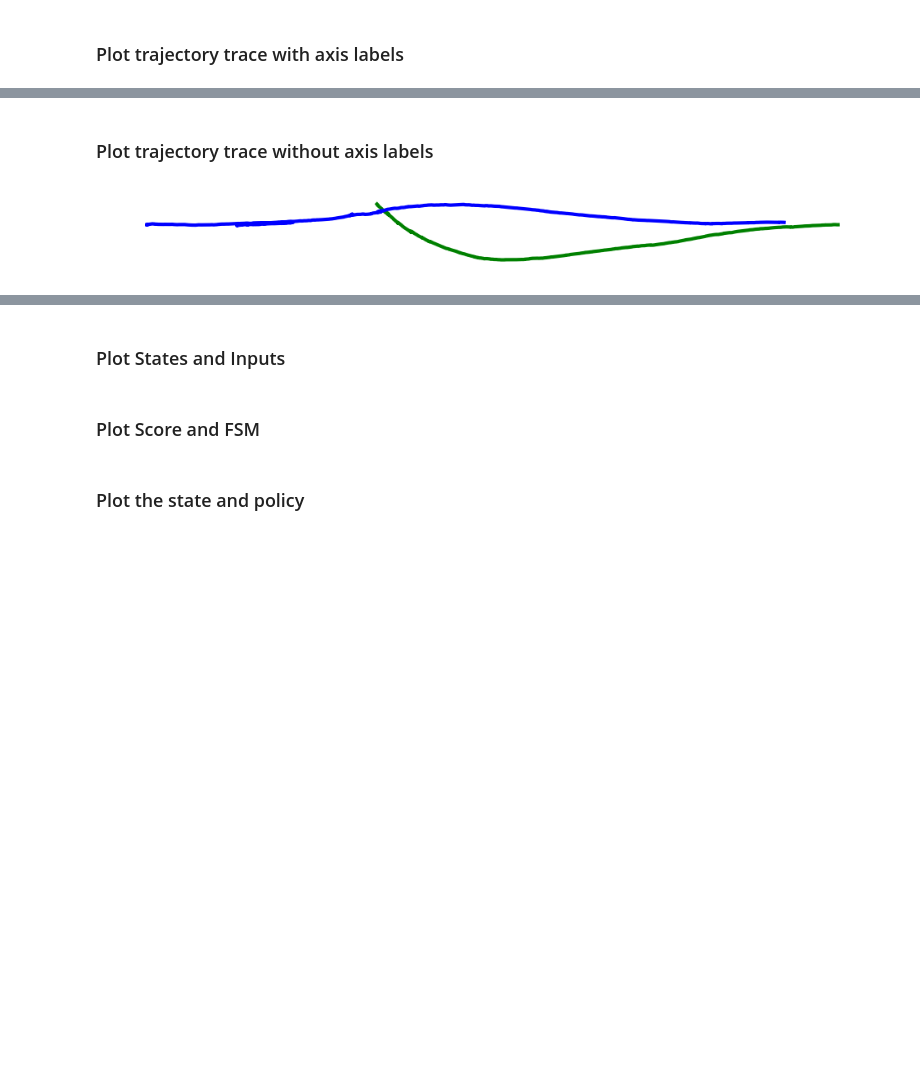
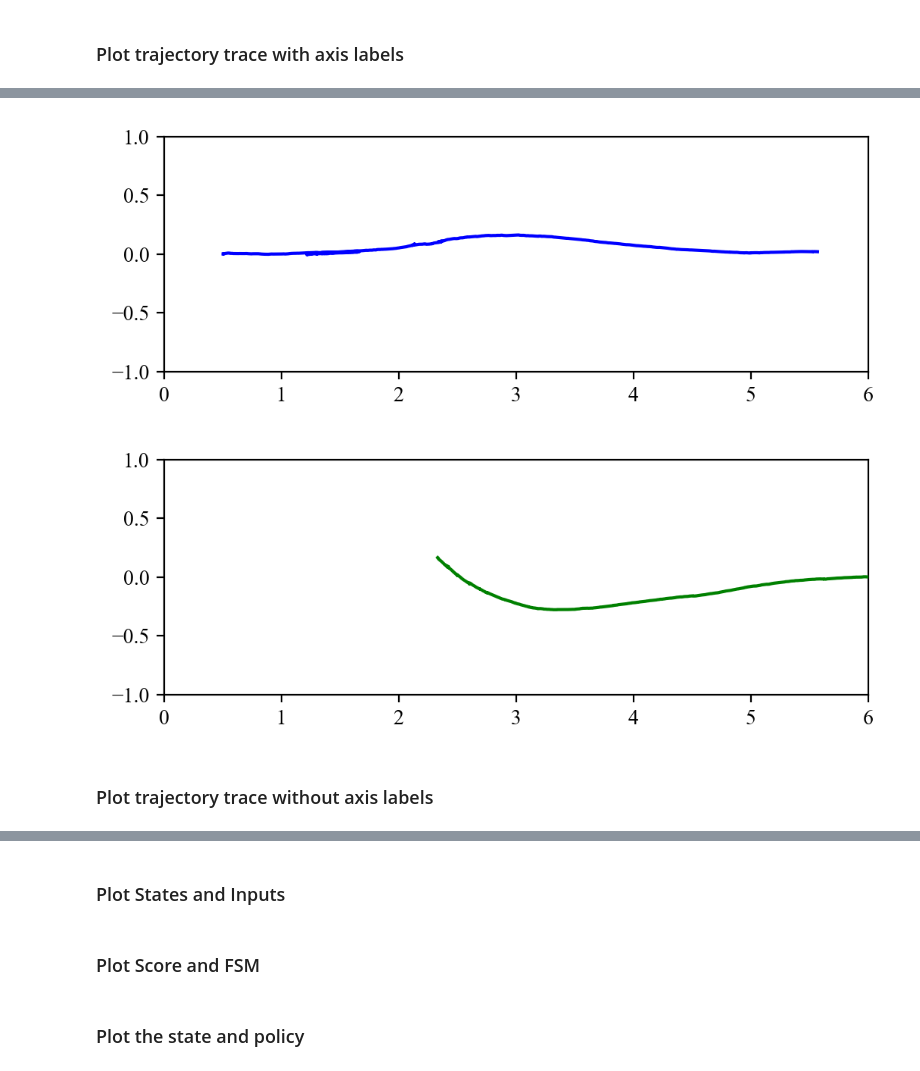
Before and after one commit to XuShenLZ/dataMPC_parking, a Jupyter notebook: bag_processing/video_plotting.ipynb, the cells around one changed output, grey strips where cells are left out. Drawn from its saved outputs; the diff is of its cells as text; code cells hidden in the pictures; blank space fills up the shorter version.

```diff
--- a/bag_processing/video_plotting.ipynb
+++ b/bag_processing/video_plotting.ipynb
@@ -72,17 +75,30 @@ traj_fig.savefig(fig_name, transparent=True)
+# %%
+ev_traj_fig = plt.figure('ev_trajectory_trace', dpi=200)
+ev_traj_ax = ev_traj_fig.gca()
+
+ev_traj_ax.plot(EV_strat.x, EV_strat.y, linewidth=1.5, color='b', label="EV", zorder=5)
+ev_traj_ax.set_xlim(map_bounds[:2])
+ev_traj_ax.set_ylim(map_bounds[2:])
+ev_traj_ax.set_aspect('equal')
+
+
+tv_traj_fig = plt.figure('tv_trajectory_trace', dpi=200)
+tv_traj_ax = tv_traj_fig.gca()
+
+tv_traj_ax.plot(TV_strat.x, TV_strat.y, linewidth=1.5, color='g', label="TV", zorder=5)
+tv_traj_ax.set_xlim(map_bounds[:2])
+tv_traj_ax.set_ylim(map_bounds[2:])
+tv_traj_ax.set_aspect('equal')
+
+plt.draw()
+plt.show()
+
+fig_name = os.path.join(OUT_DIR, 'ev_traj_trace_axis_frame_' + str(frame_num) + '.png')
+ev_traj_fig.savefig(fig_name, transparent=True)
+fig_name = os.path.join(OUT_DIR, 'tv_traj_trace_axis_frame_' + str(frame_num) + '.png')
+tv_traj_fig.savefig(fig_name, transparent=True)
+# %% [output]
+[figure, added]
+[figure, added]
 # %% [markdown]
 ### Plot trajectory trace without axis labels
-# %%
-traj_fig = plt.figure('trajectory_trace', dpi=200)
-traj_ax = traj_fig.gca()
-
-traj_ax.plot(TV_strat.x, TV_strat.y, linewidth=1.5, color='g', label="TV", zorder=5)
-traj_ax.plot(EV_strat.x, EV_strat.y, linewidth=1.5, color='b', label="EV", zorder=5)
-traj_ax.set_aspect('equal')
-traj_ax.axis('off')
-plt.draw()
-plt.show()
-
-fig_name = os.path.join(OUT_DIR, 'traj_trace_' + str(frame) + '.png')
-traj_fig.savefig(fig_name, transparent=True)
-# %% [output]
-[figure, removed]
```
Also changed, not shown: parts of 8 cells of this notebook, 2 other files.
